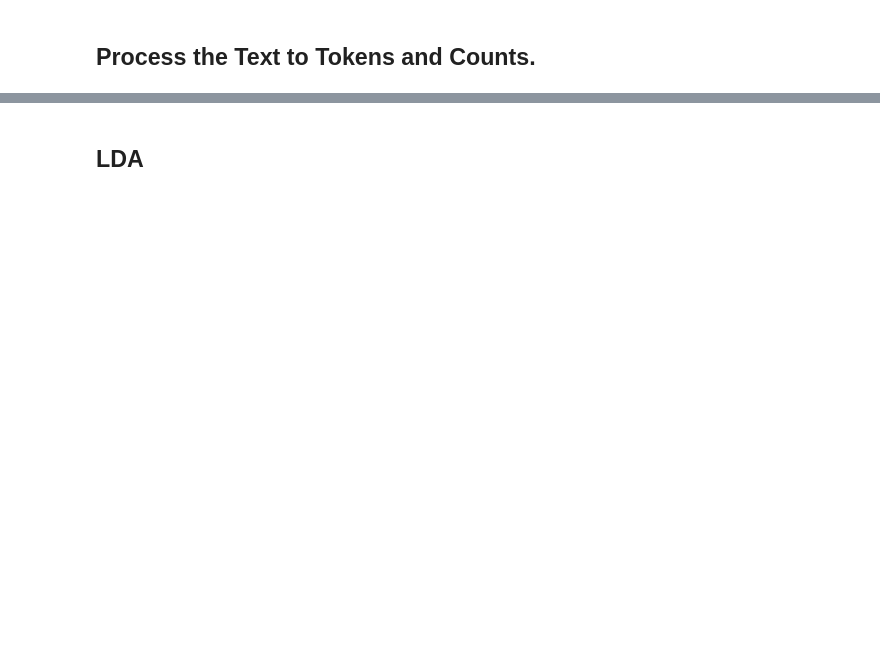
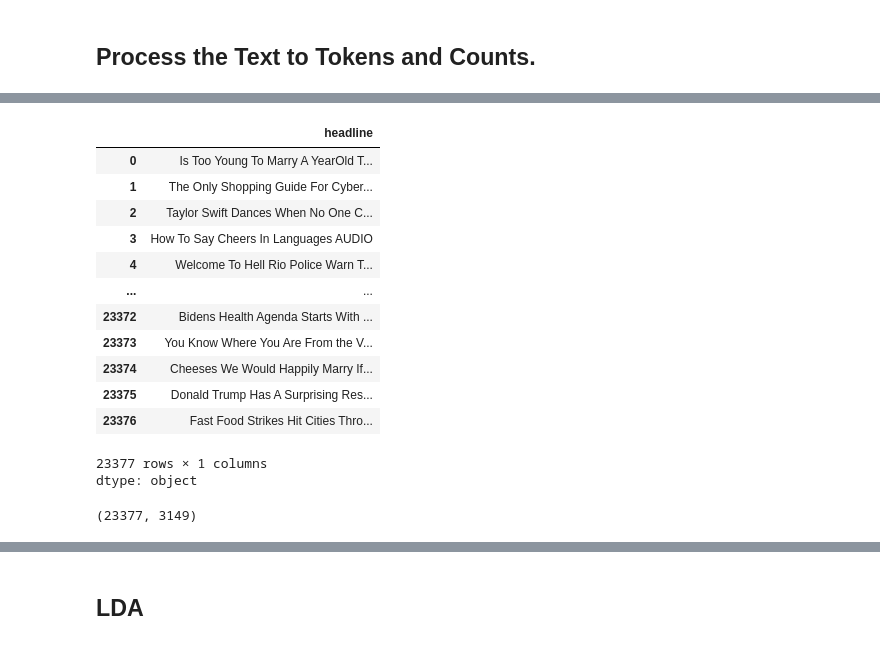
Before and after one commit to sowmyarshetty/NNClass, a Jupyter notebook: Latent_Dirichlet_Allocation.ipynb, the cells around one changed output, grey strips where cells are left out. Saved outputs shown, nothing was run; the diff lists cells and outputs as text; code cells hidden in the pictures; blank space fills up the shorter version.

```diff
--- a/Latent_Dirichlet_Allocation.ipynb
+++ b/Latent_Dirichlet_Allocation.ipynb
@@ -24,8 +24,8 @@ gdown.download(url_lc, 'news_article.csv', quiet=False)
 
 
 #Read the Lung cancer data.csv
-data = pd.read_csv(url_lc)
-data.head()
+news_articles_df = pd.read_csv(url_lc)
+news_articles_df.head()
 # %% [output]
 Drive already mounted at /content/drive; to attempt to forcibly remount, call drive.mount("/content/drive", force_remount=True).
 Downloading...
@@ -58,10 +93,31 @@ cv
 # %%
 # Get the headlines.
+headlines = news_articles_df["headline"]
+headlines
+# %% [output]
+|  | headline |
+| 0 | Is Too Young To Marry A YearOld T... |
+| 1 | The Only Shopping Guide For Cyber... |
+| 2 | Taylor Swift Dances When No One C... |
+| 3 | How To Say Cheers In Languages AUDIO |
+| 4 | Welcome To Hell Rio Police Warn T... |
+| ... | ... |
+| 23372 | Bidens Health Agenda Starts With ... |
+| 23373 | You Know Where You Are From the V... |
+| 23374 | Cheeses We Would Happily Marry If... |
+| 23375 | Donald Trump Has A Surprising Res... |
+| 23376 | Fast Food Strikes Hit Cities Thro... |
+23377 rows × 1 columns
+dtype: object
 # %%
 # Transform each row from the headlines Series to a DTM.
-
+#DTM - Document Term Matrix . How much a specific term appears in the entire collection of documents
+dtm = cv.fit_transform(headlines)
 # Get the shape of the DTM.
 print(dtm.shape)
+#rows and columns
+# %% [output]
+(23377, 3149)
 # %%
 # Get the length of the vocabulary
 len(cv.get_feature_names_out())
```
Also changed, not shown: parts of 12 cells of this notebook.
